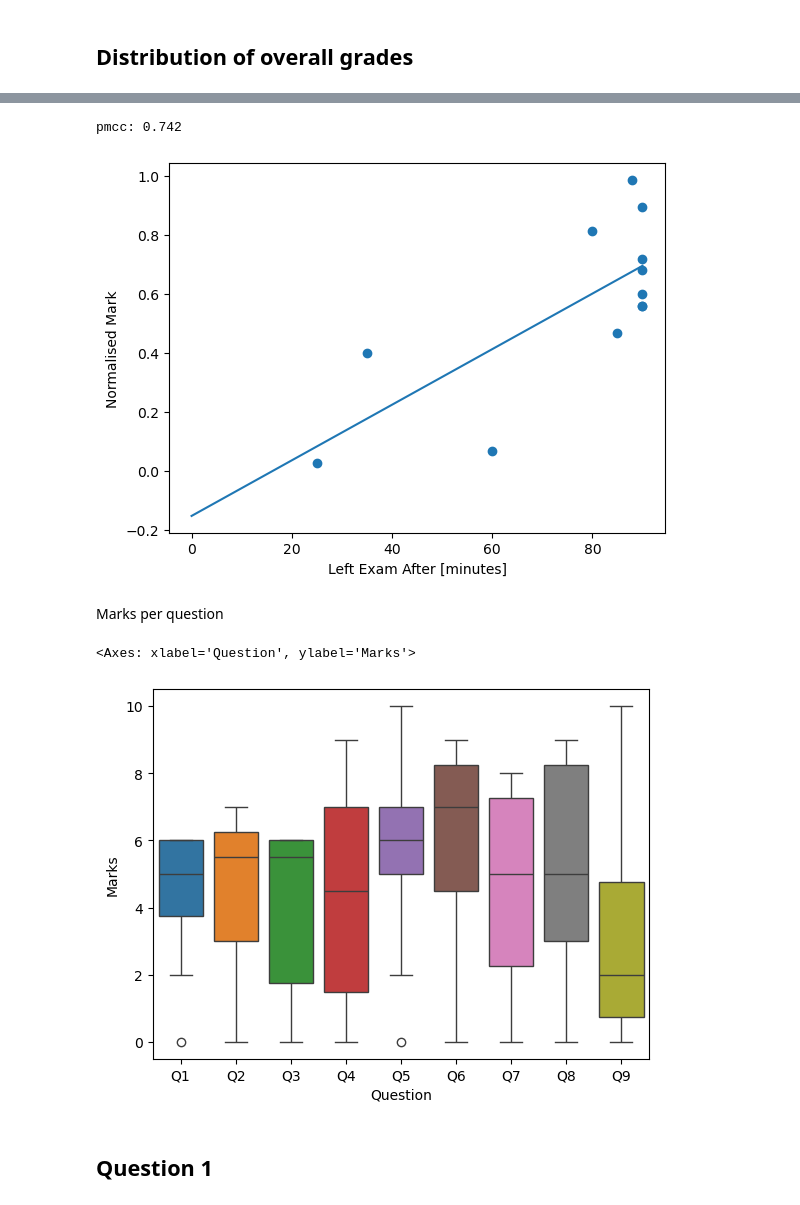
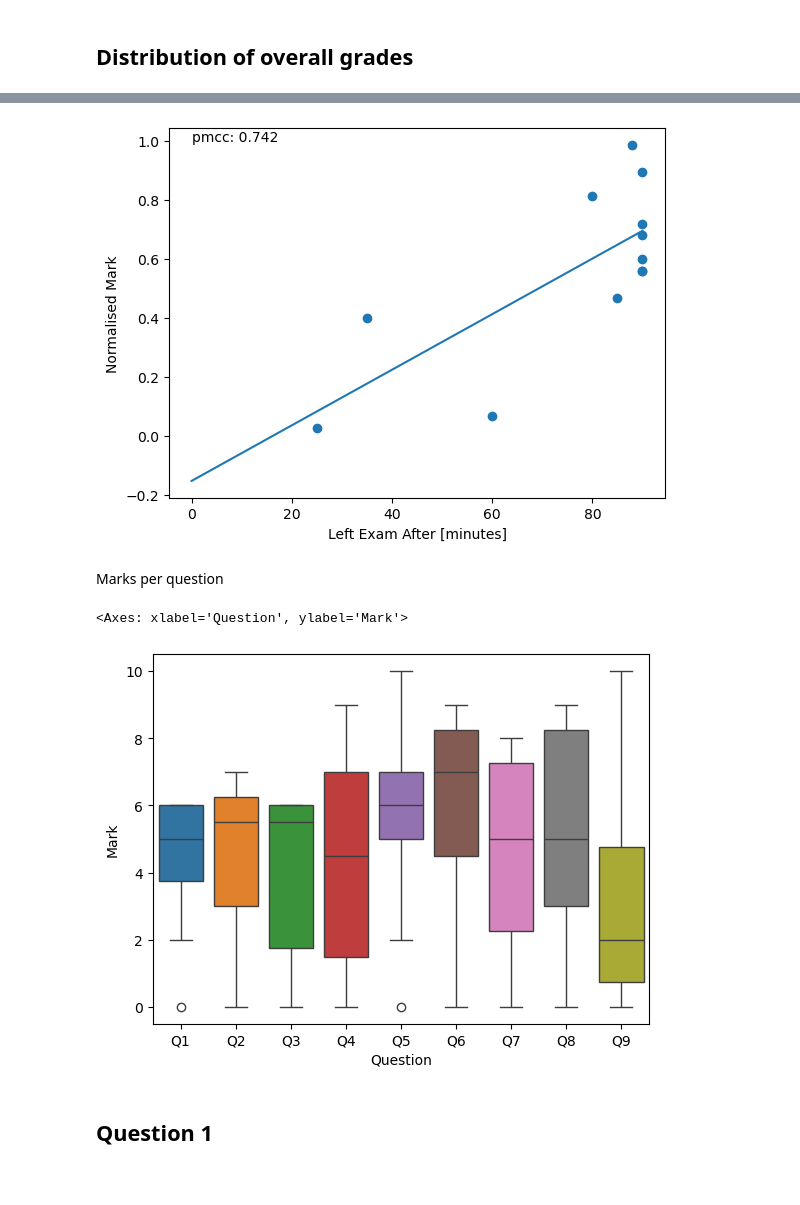
Before and after one commit to dlehdgk/assessments, a Jupyter notebook: exam_data.ipynb, the cells around one changed output, grey strips where cells are left out. Saved outputs shown, nothing was run; the diff lists cells and outputs as text; code cells hidden in the pictures.

```diff
--- a/exam_data.ipynb
+++ b/exam_data.ipynb
@@ -7,7 +7,7 @@ import matplotlib.pyplot as plt
 import seaborn as sns
 import scipy.stats as stats
 # %%
-df = pd.read_csv('Exam_Results.csv')
+df = pd.read_csv('data/Exam_Results.csv')
 # %%
 # Melt the dataframe to long format including total values per question
 question_columns = [f'Q{i}_{part}' for i in range(1, 10) for part in ['a', 'b', 'c', 'd', 'Total'] if f'Q{i}_{part}' in df.columns]
@@ -76,26 +71,27 @@ mean: 42.333, standard deviation: 21.222
 # %%
 #finish times vs marks
-fit,cov = np.polyfit(df['Finish_Time'],df['Total_Marks']/75,1,cov=True)
+fit,cov = np.polyfit(df['Finish_Time'],df['Total_Mark']/75,1,cov=True)
 x = np.linspace(0,90, 50)
-r,p = stats.pearsonr(df['Finish_Time'],df['Total_Marks']/75)
-plt.scatter(df['Finish_Time'],df['Total_Marks']/75)
+r,p = stats.pearsonr(df['Finish_Time'],df['Total_Mark']/75)
+plt.scatter(df['Finish_Time'],df['Total_Mark']/75)
 plt.plot(x, fit[0]*x+fit[1])
 plt.xlabel('Left Exam After [minutes]')
 plt.ylabel('Normalised Mark')
-print('pmcc: %.3f'%r)
+pmcc = 'pmcc: %.3f'%r
+plt.annotate(pmcc, (0,1))
+plt.savefig('figures/p3_mock_finish_times.png',dpi=300)
 # %% [output]
-pmcc: 0.742
-[figure, old version]
+[figure, new version]
 # %%
 total = df_qs[df_qs['Part'].str.contains('Total')]
 parts = df_qs[df_qs['Part'].str.contains('Total')==False]
 # %% [markdown]
 Marks per question
 # %%
-sns.boxplot(data=total, x = 'Question', y = 'Marks',hue='Question')
+sns.boxplot(data=total, x = 'Question', y = 'Mark',hue='Question')
 # %% [output]
-<Axes: xlabel='Question', ylabel='Marks'>
+<Axes: xlabel='Question', ylabel='Mark'>
-[figure, old version]
+[figure, new version]
 # %% [markdown]
 ## Question 1
 # %%
```
Also changed, not shown: parts of 12 cells of this notebook, 22 other files.
